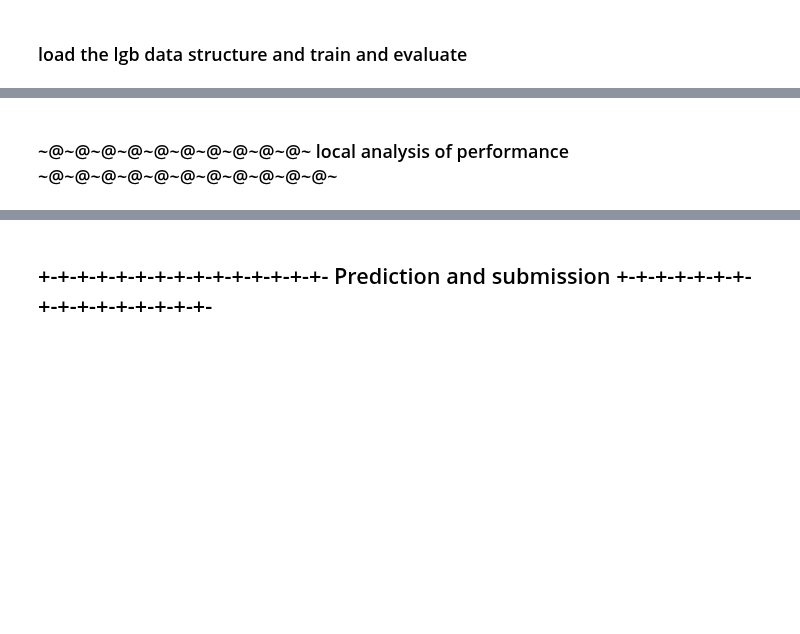
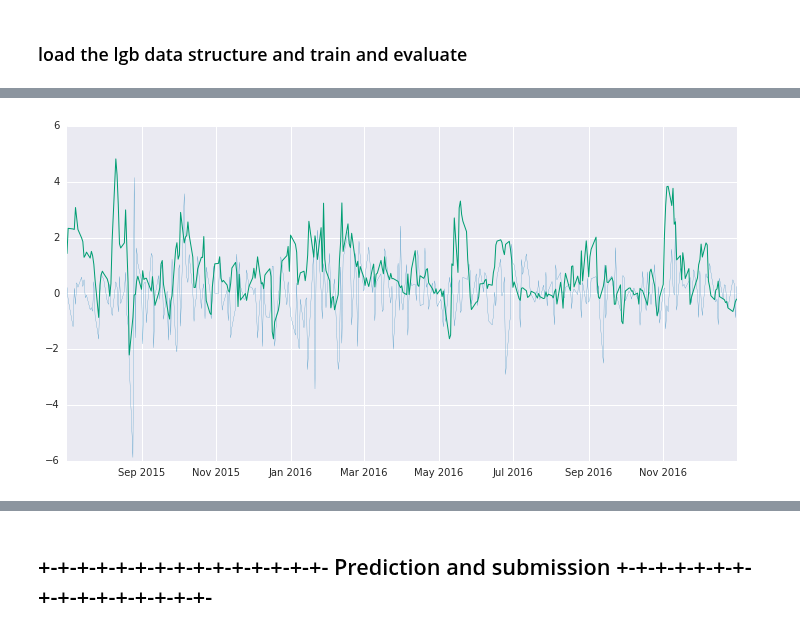
Before and after one commit to yumichael/two-sigma-financial-news, a Jupyter notebook: work/goto-Kaggle.ipynb, the cells around one changed output, grey strips where cells are left out. Cells and saved outputs as stored; diff of their text form; code cells hidden in the pictures; blank space fills up the shorter version.

```diff
--- a/work/goto-Kaggle.ipynb
+++ b/work/goto-Kaggle.ipynb
@@ -1404,8 +1475,8 @@ time = P[ho].groupby('time').time.first()
 market = F[ho].groupby(P.time).m_oo1.first()
 trade = P[ho].groupby('time').trade.sum()
 # %%
-%matplotlib notebook
+%matplotlib inline
 canvas(12,6)
-plt.plot(time, market*200, linewidth=.2);
-plt.plot(time, trade, linewidth=1);
+plt.plot(time, market/market.std(ddof=0), linewidth=.2);
+plt.plot(time, trade/trade.std(ddof=0), linewidth=1);
 # %% [output]
@@ -1414,2 +1483 @@ plt.plot(time, trade, linewidth=1);
+[figure, added]
-# %% [markdown]
-### ~@~@~@~@~@~@~@~@~@~@~ local analysis of performance ~@~@~@~@~@~@~@~@~@~@~@~
```
Also changed, not shown: parts of 94 cells of this notebook.
